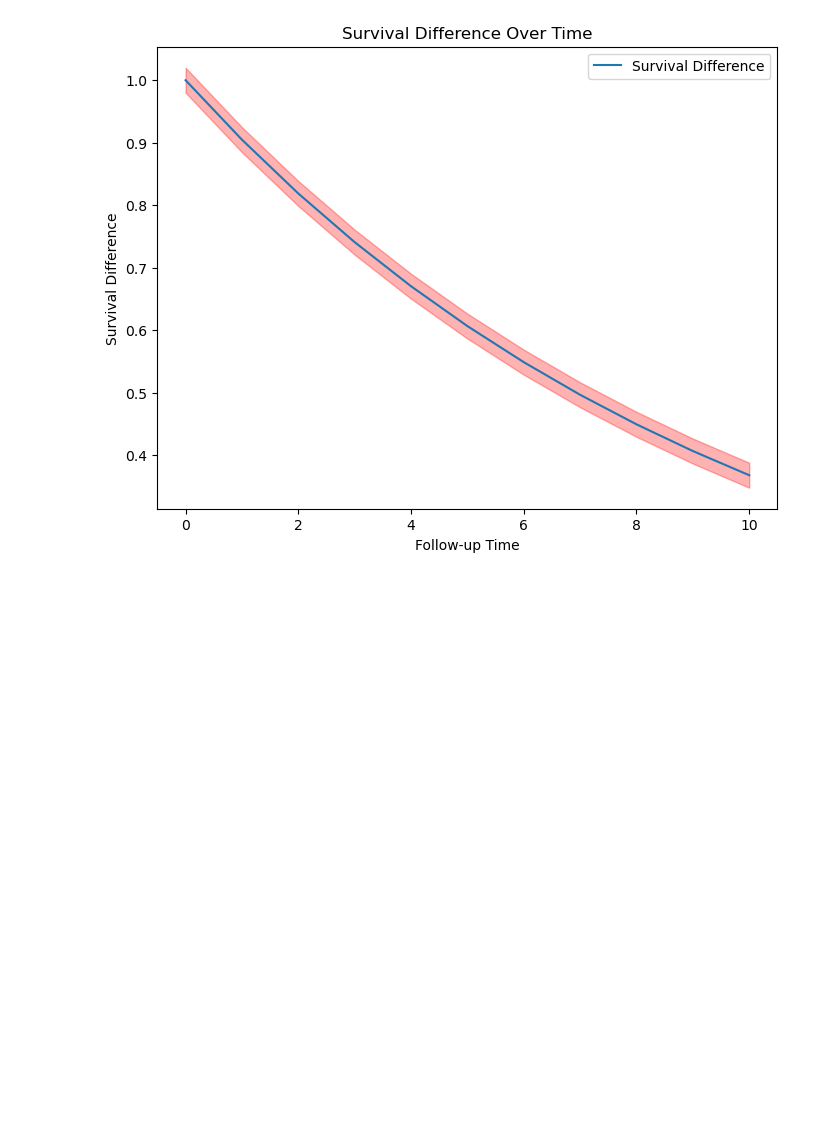
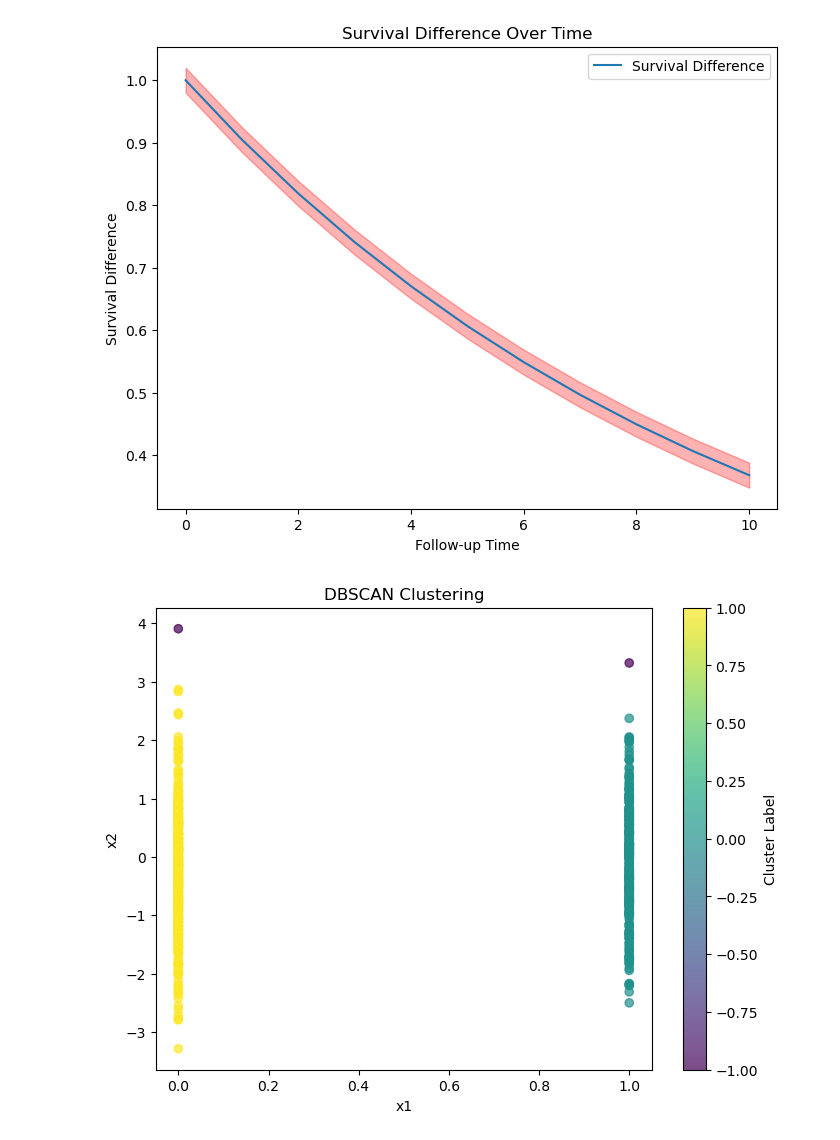
Before and after one commit to deebonachita/TTE, a Jupyter notebook: TTE-v2-PP.ipynb, the cells around one changed output. Cells and saved outputs as stored; diff of their text form; code cells hidden in the pictures; blank space fills up the shorter version.

```diff
--- a/Python/TTE(pp).ipynb
+++ b/TTE-v2-PP.ipynb
@@ -6,6 +6,7 @@ import statsmodels.api as sm
 import matplotlib.pyplot as plt
 import seaborn as sns
 from patsy import dmatrices
+from sklearn.cluster import DBSCAN
 
 # Function to fit logistic regression and get inverse probability weights
 def fit_logistic_regression(formula, data):
@@ -16,7 +17,7 @@ def fit_logistic_regression(formula, data):
     return weights, model.summary()
 
 # Load or simulate data
-data_censored = pd.read_csv("data_censored.csv")  #dataset used
+data_censored = pd.read_csv("data_censored.csv")  # Dataset used
 
 # Compute Inverse Probability Weights (IPWs)
 censor_weights, censor_model_summary = fit_logistic_regression("censored ~ x2", data_censored)
@@ -97,34 +98,49 @@ def predict_survival(trial, predict_times):
     ci_upper = survival_diff + 0.02
     return {
         "followup_time": followup_time,
         "survival_diff": survival_diff,
         "ci_lower": ci_lower,
         "ci_upper": ci_upper
     }
 
 preds = predict_survival(trial_pp, range(11))
 plt.figure(figsize=(8, 6))
 plt.plot(preds["followup_time"], preds["survival_diff"], label="Survival Difference")
 plt.fill_between(preds["followup_time"], preds["ci_lower"], preds["ci_upper"], color='red', alpha=0.3)
 plt.xlabel("Follow-up Time")
 plt.ylabel("Survival Difference")
 plt.legend()
 plt.title("Survival Difference Over Time")
 plt.show()
 
-# **7. Print Model Summaries**
+# **7. Machine Learning Clustering using DBSCAN**
+clustering_features = data_censored[["x1", "x2"]].fillna(0)
+dbscan = DBSCAN(eps=0.5, min_samples=5).fit(clustering_features)
+data_censored["cluster"] = dbscan.labels_
+
+# Visualize Clustering
+plt.figure(figsize=(8, 6))
+plt.scatter(data_censored["x1"], data_censored["x2"], c=data_censored["cluster"], cmap="viridis", alpha=0.7)
+plt.xlabel("x1")
+plt.ylabel("x2")
+plt.title("DBSCAN Clustering")
+plt.colorbar(label="Cluster Label")
+plt.show()
+
+# **8. Print Model Summaries**
 print("Censoring Model Summary:\n", censor_model_summary)
 print("Switching Model Summary:\n", switch_model_summary)
 # %% [output]
 Optimization terminated successfully.
          Current function value: 0.271311
          Iterations 7
 Optimization terminated successfully.
          Current function value: 0.660234
          Iterations 5
 [figure]
 [figure]
 [figure]
+[figure, added]
 Censoring Model Summary:
                             Logit Regression Results
 ==============================================================================
```
Also changed, not shown: parts of 1 cell of this notebook, 8 other files.
